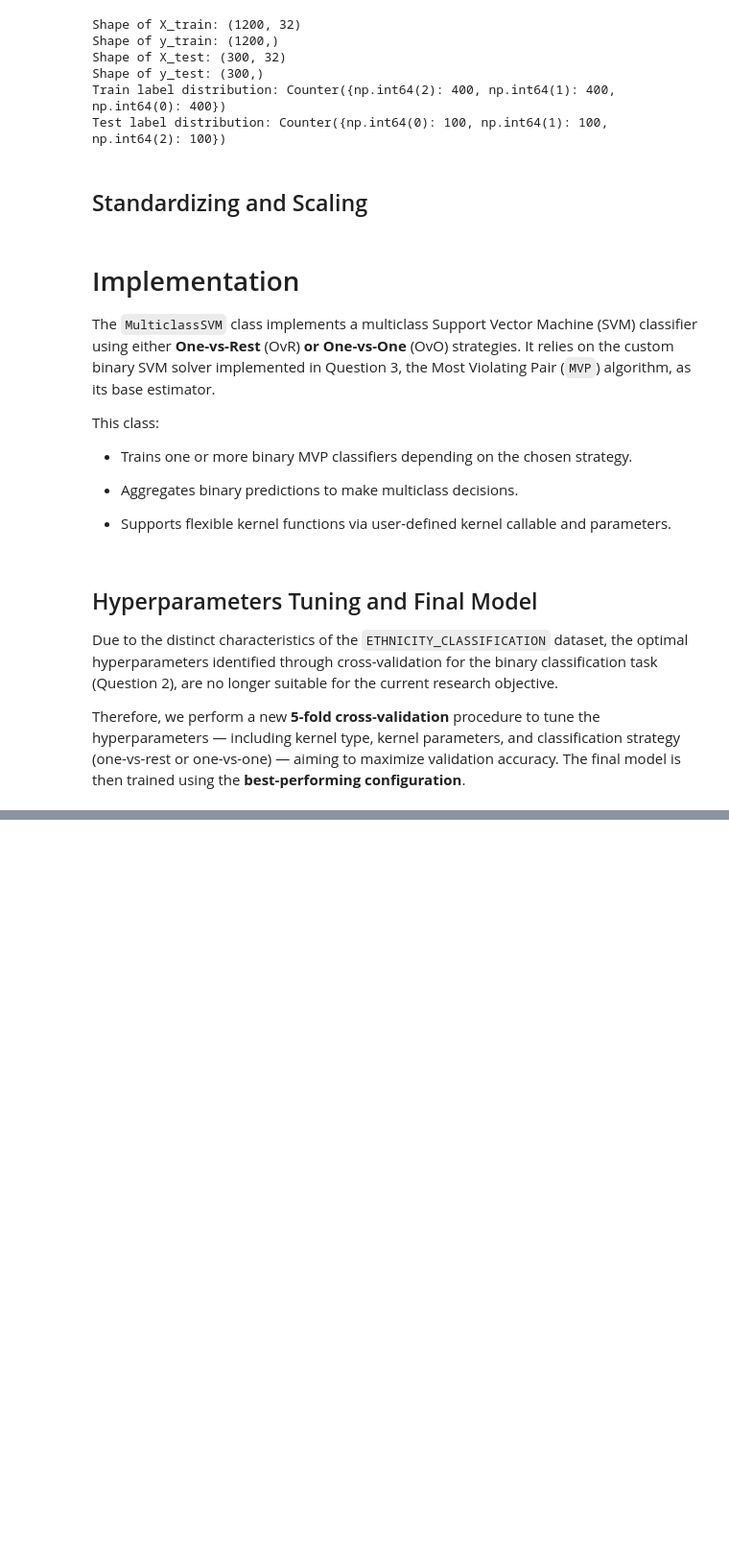
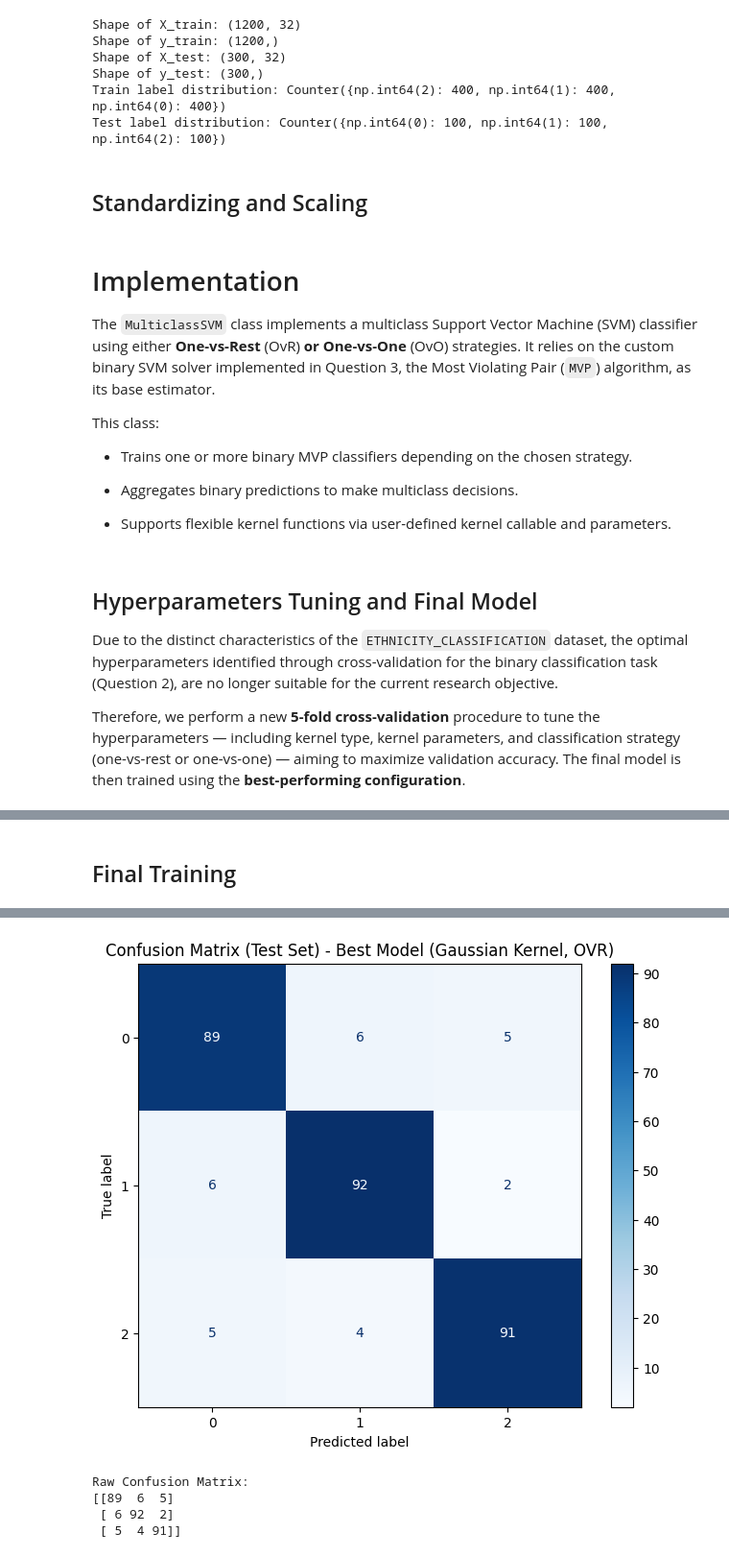
Before and after one commit to martalombardi/OMDS-Project, a Jupyter notebook: Question 4/run_24_Avino_Lombardi.ipynb, the cells around one changed output, grey strips where cells are left out. Shown at 96% size. Cells and saved outputs as stored; diff of their text form; code cells hidden in the pictures; blank space fills up the shorter version.

```diff
--- a/Question 4/run_24_Avino_Lombardi.ipynb
+++ b/Question 4/run_24_Avino_Lombardi.ipynb
@@ -336,0 +266,72 @@ Raw Confusion Matrix:
+# %% [markdown]
+## Final Training
+# %%
+print("\n --- Training Final Model with Best Hyperparameters ---")
+
+final_kernel_func = None
+final_kernel_params = {}
+if best_hyperparams['kernel_type'] == 'gaussian':
+    final_kernel_func = gaussian_kernel
+    final_kernel_params = {'gamma': best_hyperparams['gamma']}
+elif best_hyperparams['kernel_type'] == 'polynomial':
+    final_kernel_func = polynomial_kernel
+    final_kernel_params = {'p': best_hyperparams['p']}
+
+final_model = MulticlassSVM(
+    C=best_hyperparams['C'],
+    kernel_func=final_kernel_func,
+    kernel_params=final_kernel_params,
+    strategy=best_hyperparams['strategy'],
+    tol=1e-3,
+    max_iter=1000
+)
+
+print(f"\nSetting values of the hyperparameters:")
+print(f"  C: {final_model.C}")
+print(f"  Kernel: {best_hyperparams['kernel_type'].capitalize()} ({final_kernel_params})")
+print(f"  Strategy: {final_model.strategy.upper()}")
+print(f"  Tolerance (tol): {final_model.tol}")
+print(f"  Max Iterations per binary SVM: {final_model.max_iter}")
+
+final_model.fit(X_train_scaled, y_train)
+
+
+# --- Evaluate Final Model ---
+print("\n --- Evaluating Final Model ---")
+
+# Predictions on training set
+final_train_predictions = final_model.predict(X_train_scaled)
+train_accuracy = compute_accuracy(y_train, final_train_predictions)
+
+# Predictions on test set
+final_test_predictions = final_model.predict(X_test_scaled)
+test_accuracy = compute_accuracy(y_test, final_test_predictions)
+
+print(f"\nClassification rate on training and test sets:")
+print(f"  Train Accuracy: {train_accuracy:.4f}")
+print(f"  Test Accuracy: {test_accuracy:.4f}")
+
+print(f"\nOptimization time (sum of CPU times for all binary models): {final_model.total_cpu_time:.4f} seconds")
+print(f"Number of optimization iterations (sum of iterations for all binary models): {final_model.total_iterations}")
+print(f"Final difference m(λ) - M(λ) (average across binary models): {final_model.avg_final_M_minus_m:.6f}")
+print(f"Final value of the dual SVM objective (average across binary models): {final_model.avg_final_dual_obj:.6f}")
+
+
+# --- Generate Confusion Matrix for the best model ---
+y_test_flat = y_test.ravel() if y_test.ndim > 1 else y_test
+final_test_predictions_flat = final_test_predictions.ravel() if final_test_predictions.ndim > 1 else final_test_predictions
+
+# Get class labels from the final model
+class_labels = final_model.classes_
+
+cm = confusion_matrix(y_test_flat, final_test_predictions_flat, labels=class_labels)
+
+fig, ax = plt.subplots(figsize=(8, 6))
+disp = ConfusionMatrixDisplay(confusion_matrix=cm, display_labels=class_labels)
+disp.plot(cmap=plt.cm.Blues, ax=ax)
+ax.set_title(f'Confusion Matrix (Test Set) - Best Model ({best_hyperparams["kernel_type"].capitalize()} Kernel, {best_hyperparams["strategy"].upper()})')
+plt.show()
+
+print("Raw Confusion Matrix:")
+print(cm)
+# %% [output]
@@ -336,0 +355,5 @@ Raw Confusion Matrix:
+[figure, added]
+Raw Confusion Matrix:
+[[89  6  5]
+ [ 6 92  2]
+ [ 5  4 91]]
```
Also changed, not shown: parts of 5 cells of this notebook, 1 other file.
